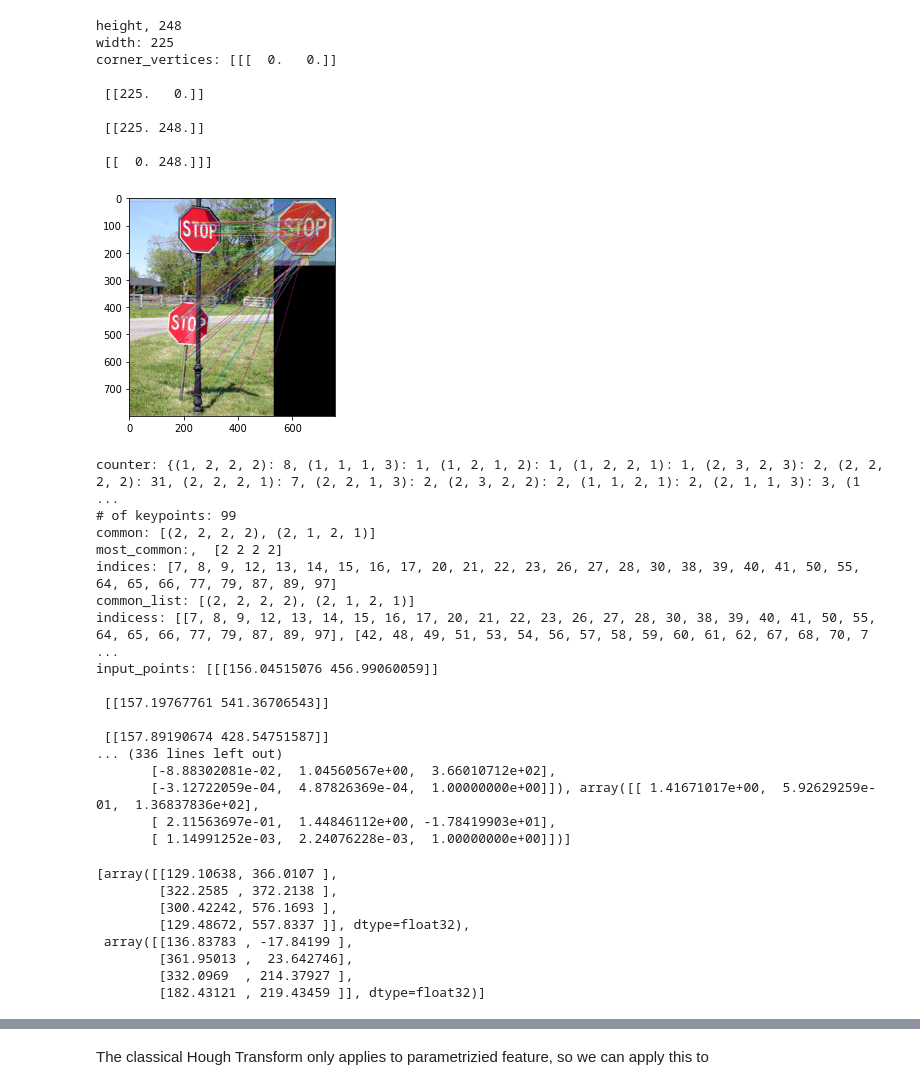
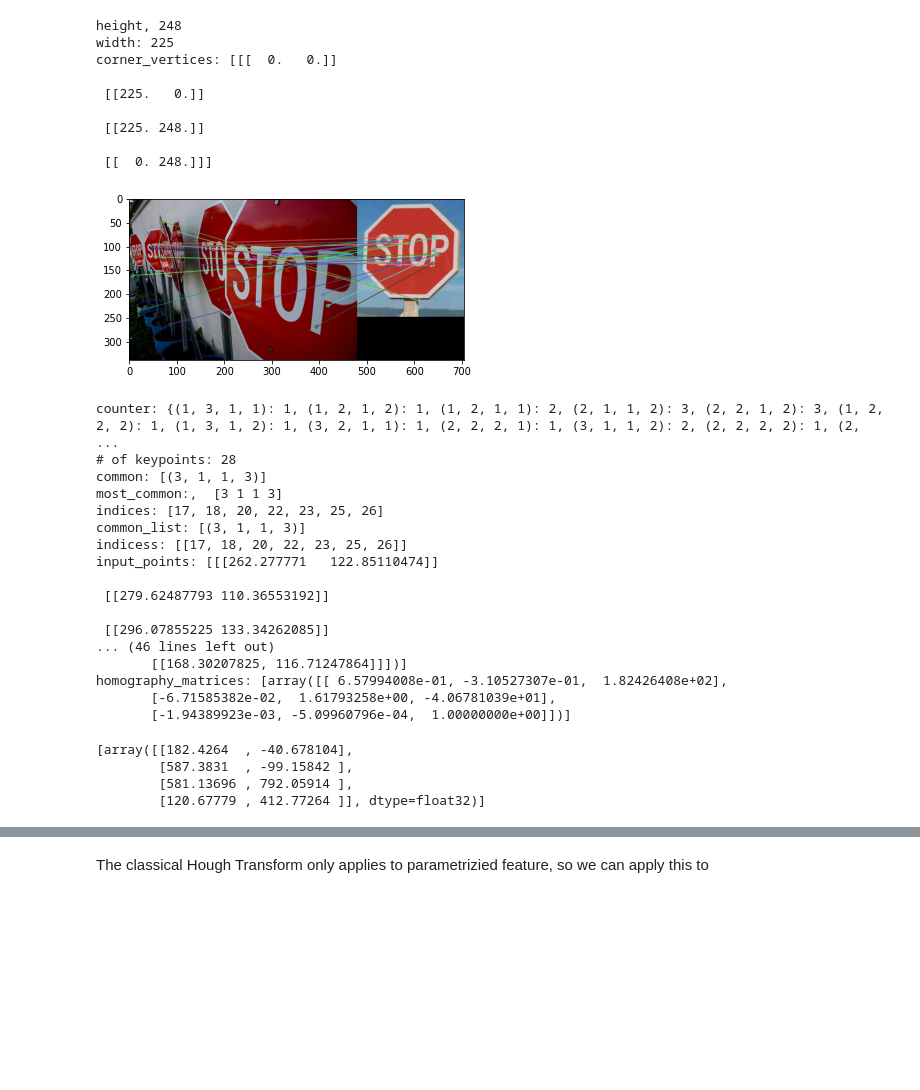
Before and after one commit to richardxd/Computer-Vision-Image-Detection-Project, a Jupyter notebook: detection.ipynb, the cells around one changed output, grey strips where cells are left out. Cells and saved outputs as stored; diff of their text form; code cells hidden in the pictures; blank space fills up the shorter version.

Commit message:
detection updated

```diff
--- a/detection.ipynb
+++ b/detection.ipynb
@@ -132,13 +132,20 @@ def hough_transform (reference_image, input_keypoints, ref_keypoints, num):
     print("# of keypoints:", length)
     common_list = []
     max_size = max(counter.values())
+    minimum_threshold = length / 5 # need to tune this parameter
+    if max_size < minimum_threshold:
+        return [], []
+
     # print("max_size:", max_size)
     most_common = np.array(max(counter, key = counter.get))
 
     for vote_list, count in counter.items():
         # if count > (length/4): # a terrible threshold
-        if count > (max_size/1.3): # still not a really good threshold.
+        if count > max_size/1.3: # still not a really good threshold. tuning parameters for better result.
             common_list.append(vote_list)
+
+
+
     print("common:", common_list)
 
 
@@ -278,60 +289,58 @@ def detect_image(reference_image, input_image,num):
         ]).astype(np.float32).reshape(-1,1,2)
 
     return bounding_rectangles
 
+
+
 # input_image = imread('stopsign/stop1.jpg')
 # detect_image(reference_image=reference_image, input_image= input_image, num=3)
 
-# input_image = imread('stopsign/stop2.jpg')
-# detect_image(reference_image=reference_image, input_image= input_image, num=3)
+input_image = imread('stopsign/stop2.jpg')
+detect_image(reference_image=reference_image, input_image= input_image, num=3)
 
 # input_image = imread('stopsign/stop3.jpg')
 # detect_image(reference_image=reference_image, input_image= input_image, num=3)
 
 # input_image = imread('stopsign/stop4.jpg')
 # detect_image(reference_image=reference_image, input_image= input_image, num=3)
 
-input_image = imread('stopsign/stop5.jpg')
-detect_image(reference_image=reference_image, input_image= input_image, num=3)
+# input_image = imread('stopsign/stop5.jpg')
+# detect_image(reference_image=reference_image, input_image= input_image, num=3)
 
 # input_image = imread('stopsign/stop5.jpg')
 # detect_image(reference_image=reference_image, input_image= input_image, num=3)
 
 # input_image = imread('chewinggum/three3.jpeg')
 # detect_image(reference_image=reference_image, input_image= input_image, num=3)
 # %% [output]
 height, 248
 width: 225
 corner_vertices: [[[  0.   0.]]
 
  [[225.   0.]]
 
  [[225. 248.]]
 
  [[  0. 248.]]]
-[figure, old version]
+[figure, new version]
-counter: {(1, 2, 2, 2): 8, (1, 1, 1, 3): 1, (1, 2, 1, 2): 1, (1, 2, 2, 1): 1, (2, 3, 2, 3): 2, (2, 2, 2, 2): 31, (2, 2, 2, 1): 7, (2, 2, 1, 3): 2, (2, 3, 2, 2): 2, (1, 1, 2, 1): 2, (2, 1, 1, 3): 3, (1 ...
-# of keypoints: 99
-common: [(2, 2, 2, 2), (2, 1, 2, 1)]
-most_common:,  [2 2 2 2]
-indices: [7, 8, 9, 12, 13, 14, 15, 16, 17, 20, 21, 22, 23, 26, 27, 28, 30, 38, 39, 40, 41, 50, 55, 64, 65, 66, 77, 79, 87, 89, 97]
-common_list: [(2, 2, 2, 2), (2, 1, 2, 1)]
-indicess: [[7, 8, 9, 12, 13, 14, 15, 16, 17, 20, 21, 22, 23, 26, 27, 28, 30, 38, 39, 40, 41, 50, 55, 64, 65, 66, 77, 79, 87, 89, 97], [42, 48, 49, 51, 53, 54, 56, 57, 58, 59, 60, 61, 62, 67, 68, 70, 7 ...
-input_points: [[[156.04515076 456.99060059]]
+counter: {(1, 3, 1, 1): 1, (1, 2, 1, 2): 1, (1, 2, 1, 1): 2, (2, 1, 1, 2): 3, (2, 2, 1, 2): 3, (1, 2, 2, 2): 1, (1, 3, 1, 2): 1, (3, 2, 1, 1): 1, (2, 2, 2, 1): 1, (3, 1, 1, 2): 2, (2, 2, 2, 2): 1, (2, ...
+# of keypoints: 28
+common: [(3, 1, 1, 3)]
+most_common:,  [3 1 1 3]
+indices: [17, 18, 20, 22, 23, 25, 26]
+common_list: [(3, 1, 1, 3)]
+indicess: [[17, 18, 20, 22, 23, 25, 26]]
+input_points: [[[262.277771   122.85110474]]
 
- [[157.19767761 541.36706543]]
+ [[279.62487793 110.36553192]]
 
- [[157.89190674 428.54751587]]
-... (336 lines left out)
-       [-8.88302081e-02,  1.04560567e+00,  3.66010712e+02],
-       [-3.12722059e-04,  4.87826369e-04,  1.00000000e+00]]), array([[ 1.41671017e+00,  5.92629259e-01,  1.36837836e+02],
-       [ 2.11563697e-01,  1.44846112e+00, -1.78419903e+01],
-       [ 1.14991252e-03,  2.24076228e-03,  1.00000000e+00]])]
+ [[296.07855225 133.34262085]]
+... (46 lines left out)
+       [[168.30207825, 116.71247864]]])]
+homography_matrices: [array([[ 6.57994008e-01, -3.10527307e-01,  1.82426408e+02],
+       [-6.71585382e-02,  1.61793258e+00, -4.06781039e+01],
+       [-1.94389923e-03, -5.09960796e-04,  1.00000000e+00]])]
-[array([[129.10638, 366.0107 ],
-        [322.2585 , 372.2138 ],
-        [300.42242, 576.1693 ],
-        [129.48672, 557.8337 ]], dtype=float32),
- array([[136.83783 , -17.84199 ],
-        [361.95013 ,  23.642746],
-        [332.0969  , 214.37927 ],
-        [182.43121 , 219.43459 ]], dtype=float32)]
+[array([[182.4264  , -40.678104],
+        [587.3831  , -99.15842 ],
+        [581.13696 , 792.05914 ],
+        [120.67779 , 412.77264 ]], dtype=float32)]
```
Also changed, not shown: parts of 3 cells of this notebook.
